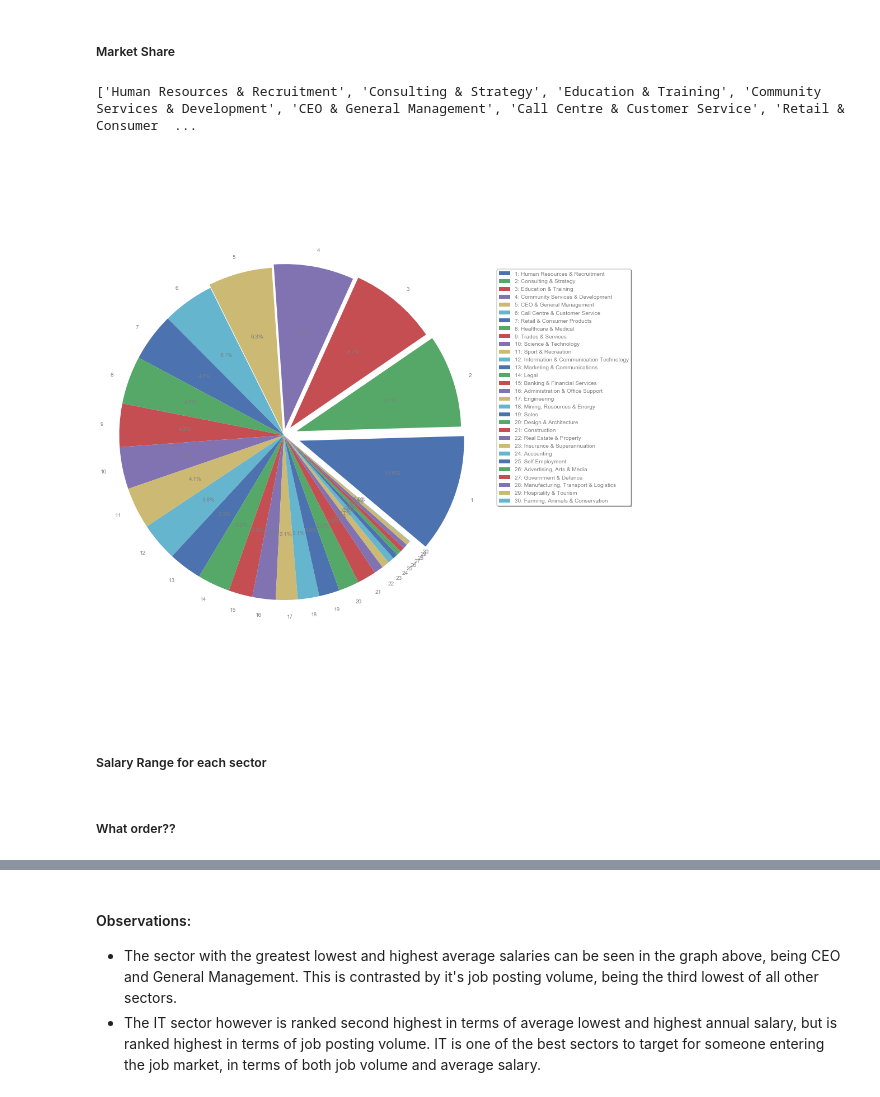
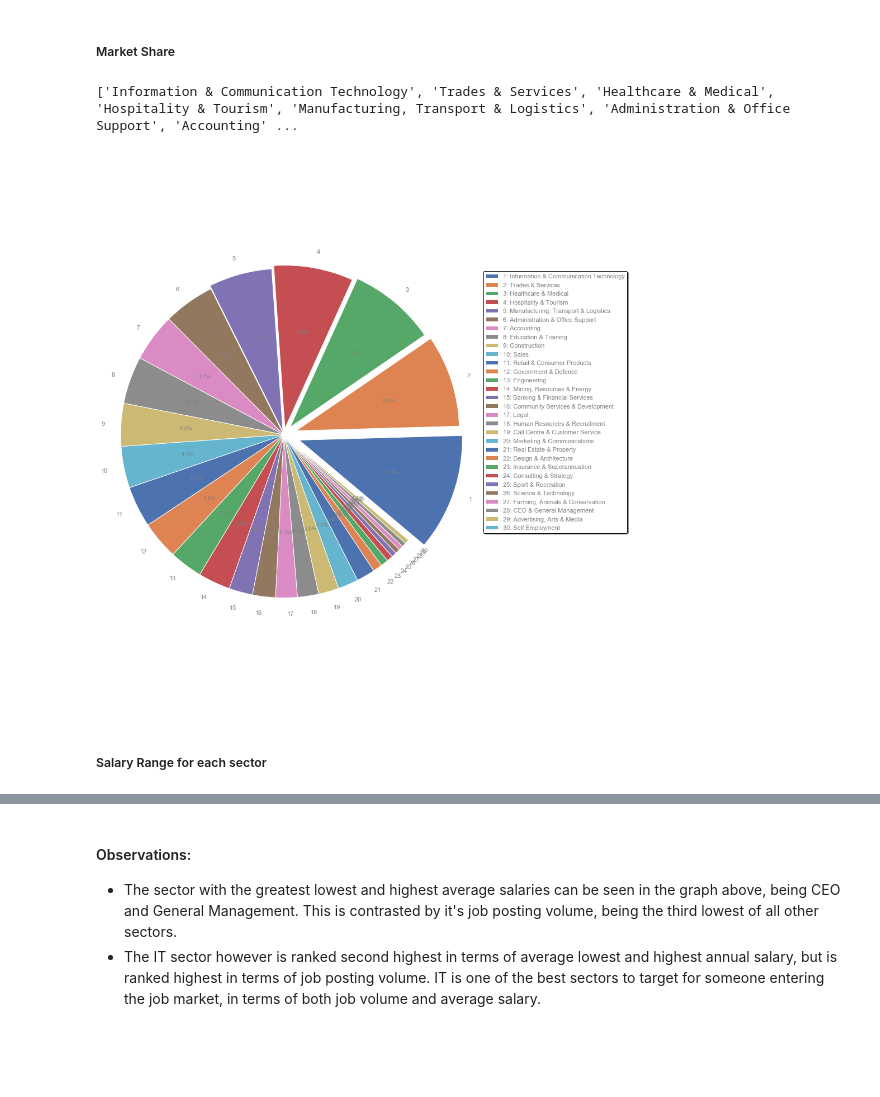
Before and after one commit to longuyen10119/bigDataAssignment, a Jupyter notebook: 3803assignment-Updates.ipynb, the cells around one changed output, grey strips where cells are left out. Drawn from its saved outputs; the diff is of its cells as text; code cells hidden in the pictures; blank space fills up the shorter version.

```diff
--- a/3803assignment-Updates.ipynb
+++ b/3803assignment-Updates.ipynb
@@ -115,7 +115,9 @@ df = df.drop('Id',axis=1)
 class_keys = df[df['Classification'].isna() == False]['Classification'].unique()
 
 # Get proportion of market each classification has, as percentages
-class_cnts = df.groupby('Classification').count()['Title'].unique()
+class_cnts = df.groupby('Classification').count()[['Title']].reset_index()
+class_keys = class_cnts['Classification'].values
+class_cnts = class_cnts['Title'].values
 class_proportion = sorted(class_cnts/sum(class_cnts),reverse=True)
 
 # Get a list of the top 5
@@ -125,35 +127,35 @@ class_top_5 = class_sorted[:5]
 print(class_sorted)
 
 # Plot pie chart of market
 fig, ax = plt.subplots(figsize=(14,14))
 
 # List of explosion proportions
 explode_prop = [0 if class_sorted[x] not in class_top_5 else (0.1 - (x*0.2*0.1)) for x in range(30)]
 
 # Manual color list
 #colors = ['mintcream','lightcoral','azure','lemonchiffon','lavender','aquamarine']
 
 # Plot pie chart
 patches, texts, autotexts = ax.pie(class_proportion, explode=explode_prop, labels=[x+1 for x in range(30)], autopct='%1.1f%%', startangle=320)
 
 # Set text color
 for text in texts:
     text.set_color('grey')
 for autotext in autotexts:
     autotext.set_color('grey')
 
 # Legend
 class_numbered = [str(x+1) + ': ' + class_sorted[x] for x in range(len(class_sorted))]
 legend_params = ax.legend(patches, class_numbered, loc='best', bbox_to_anchor=(1.4, 0.8), shadow=True, ncol=1, frameon=True, edgecolor='black')
 for text in legend_params.get_texts():
     text.set_color('grey')
 
 ax.axis('equal')
 plt.tight_layout()
 plt.show()
 # %% [output]
-['Human Resources & Recruitment', 'Consulting & Strategy', 'Education & Training', 'Community Services & Development', 'CEO & General Management', 'Call Centre & Customer Service', 'Retail & Consumer  ...
+['Information & Communication Technology', 'Trades & Services', 'Healthcare & Medical', 'Hospitality & Tourism', 'Manufacturing, Transport & Logistics', 'Administration & Office Support', 'Accounting' ...
-[figure, old version]
+[figure, new version]
 # %% [markdown]
 ##### Salary Range for each sector
 # %%
@@ -170,8 +172,6 @@ df_lowest.columns = ['Classification', 'AverageSalary', 'Salary Bounds']
 df_highest.columns = ['Classification', 'AverageSalary', 'Salary Bounds']
 
 df_salaries = df_highest.append(df_lowest).reset_index(drop=True)
-# %% [markdown]
-##### What order??
 # %%
 df_salaries.sort_values(by='AverageSalary',ascending=False,inplace=True)
 plt.figure(figsize=(15,5))
```
Also changed, not shown: parts of 7 cells of this notebook.
